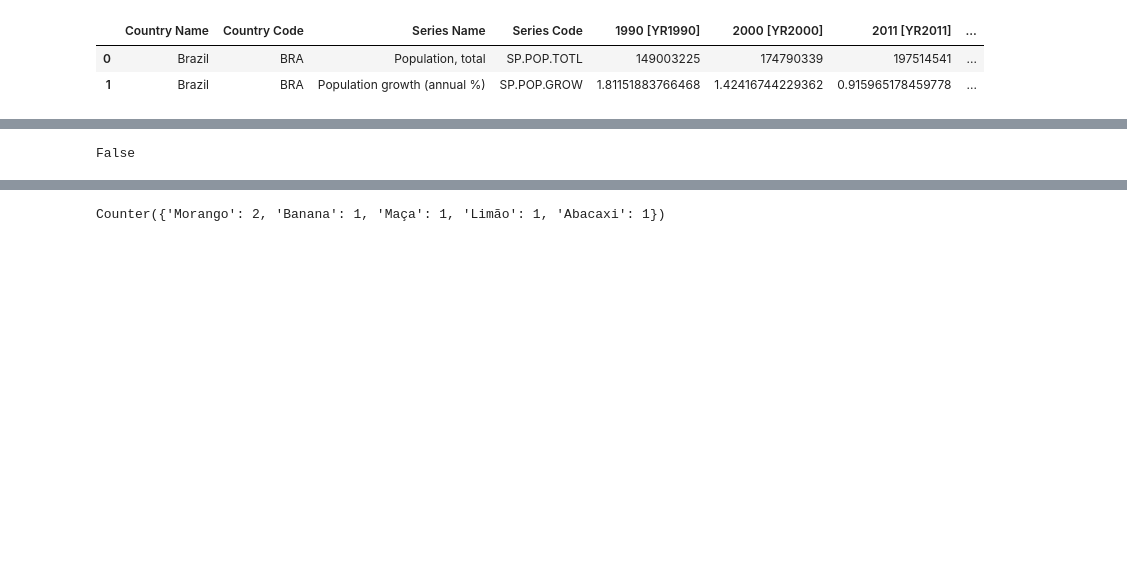
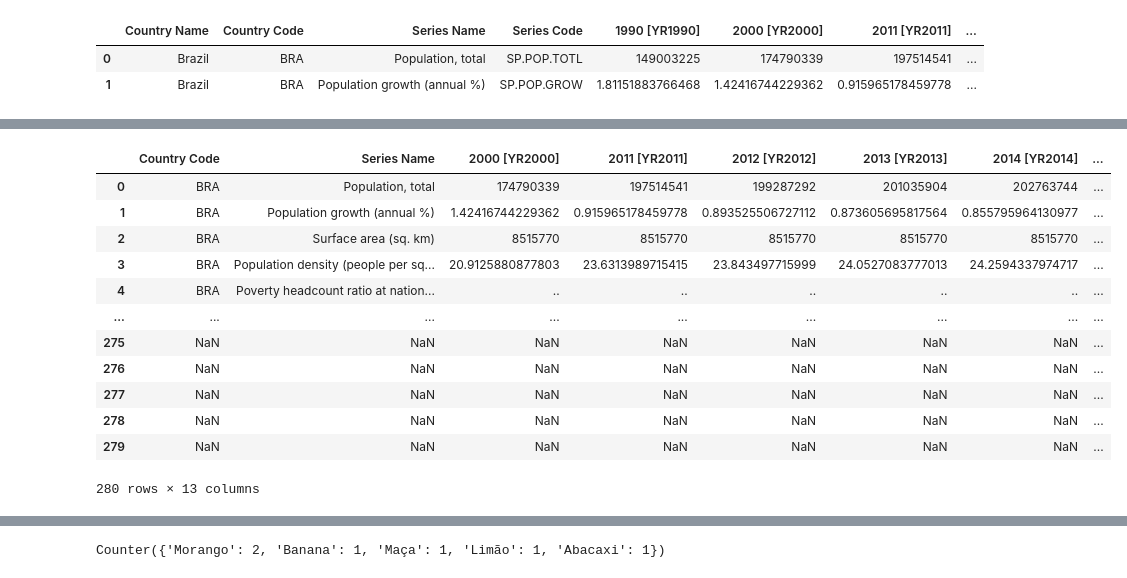
Before and after one commit to CarolineAndradeR/Python, a Jupyter notebook: cap12.ipynb, the cells around one changed output, grey strips where cells are left out. Cells and saved outputs as stored; diff of their text form; code cells hidden in the pictures; blank space fills up the shorter version.

```diff
--- a/cap12.ipynb
+++ b/cap12.ipynb
@@ -58,8 +104,29 @@ df_dados_pais.head(2)
 # %%
 #Criar uma cópia do DataFreme, importe para tratamento dos dados
 df_copia_dados_pais = df_dados_pais.copy()
-
 #Para validar se é uma cópia de arquivo ou é uma referencia de objeto (True - referencia False - Copia)
 #id(df_copia_dados_pais) == id(df_dados_pais)
+
+
+#Apagar o DataFreme por completo
+del df_copia_dados_pais
+#Apagar uma coluna especifica do DataFreme
+del df_copia_dados_pais["1990 [YR1990]"]
+#Apagar um linha especifica passando o loc
+del df_copia_dados_pais.loc[3]
+#Retorna novamente o DataFreme
+df_copia_dados_pais
 # %% [output]
+|  | Country Code | Series Name | 2000 [YR2000] | 2011 [YR2011] | 2012 [YR2012] | 2013 [YR2013] | 2014 [YR2014] | ... |
+| 0 | BRA | Population, total | 174790339 | 197514541 | 199287292 | 201035904 | 202763744 | ... |
+| 1 | BRA | Population growth (annual %) | 1.42416744229362 | 0.915965178459778 | 0.893525506727112 | 0.873605695817564 | 0.855795964130977 | ... |
+| 2 | BRA | Surface area (sq. km) | 8515770 | 8515770 | 8515770 | 8515770 | 8515770 | ... |
+| 3 | BRA | Population density (people per sq... | 20.9125880877803 | 23.6313989715415 | 23.843497715999 | 24.0527083777013 | 24.2594337974717 | ... |
+| 4 | BRA | Poverty headcount ratio at nation... | .. | .. | .. | .. | .. | ... |
+| ... | ... | ... | ... | ... | ... | ... | ... | ... |
+| 275 | NaN | NaN | NaN | NaN | NaN | NaN | NaN | ... |
+| 276 | NaN | NaN | NaN | NaN | NaN | NaN | NaN | ... |
+| 277 | NaN | NaN | NaN | NaN | NaN | NaN | NaN | ... |
+| 278 | NaN | NaN | NaN | NaN | NaN | NaN | NaN | ... |
+| 279 | NaN | NaN | NaN | NaN | NaN | NaN | NaN | ... |
-False
+280 rows × 13 columns
```
Also changed, not shown: parts of 7 cells of this notebook.
